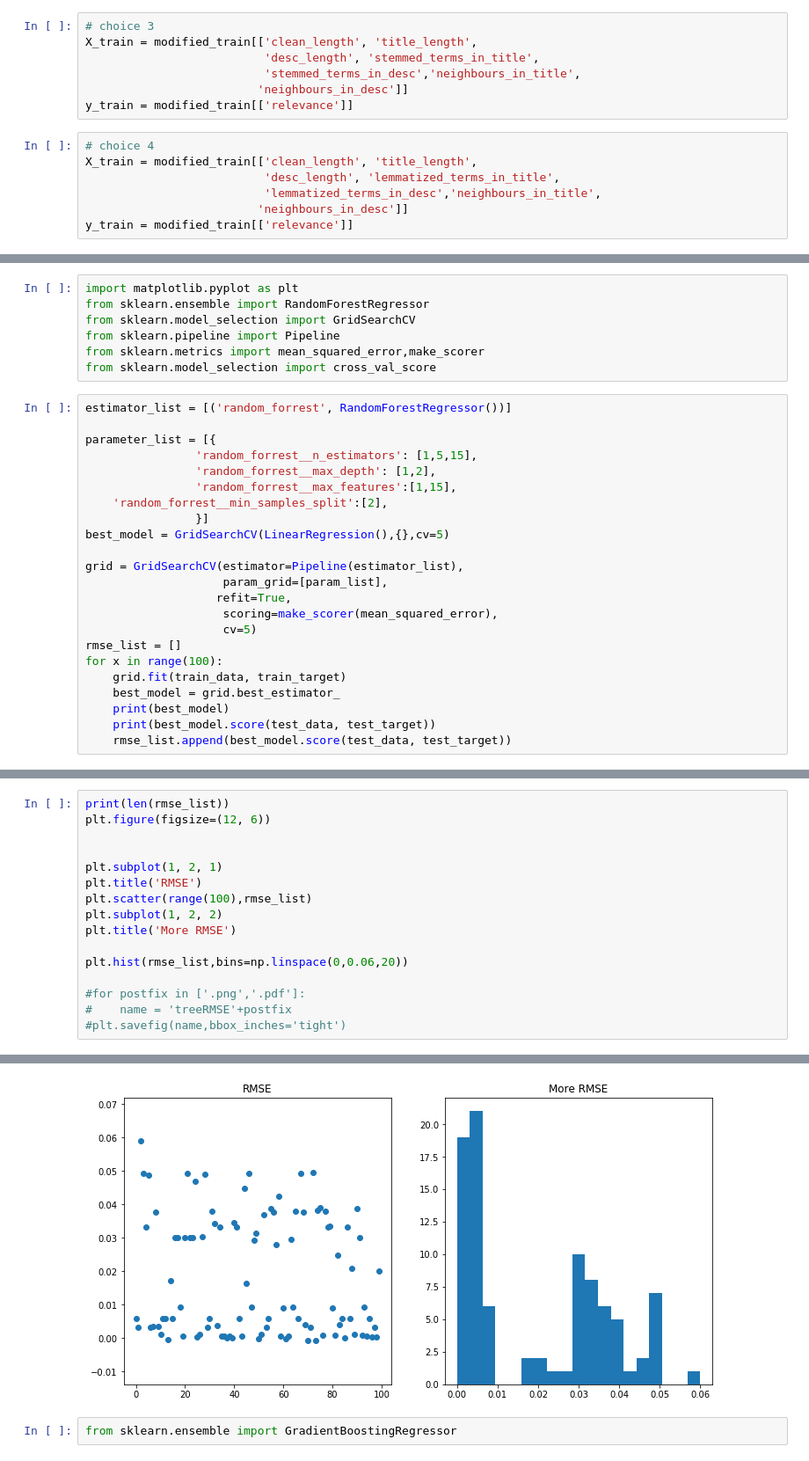
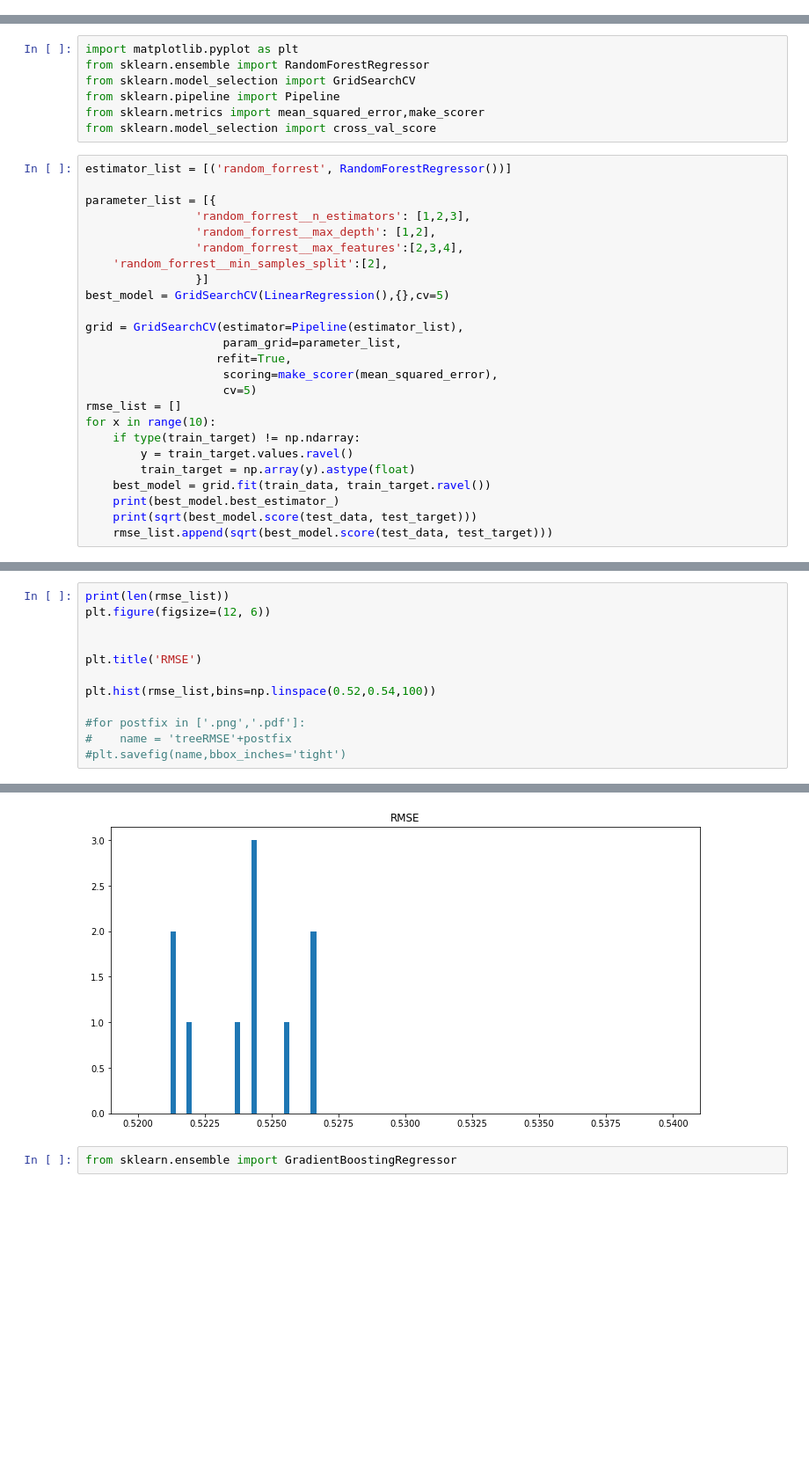
Before and after one commit to cgeng18/USF-MSDS621-KaggleHomeDepot, a Jupyter notebook: Tree-Gradient_Regression_models.ipynb, the cells around one changed output, grey strips where cells are left out. Shown: that part at 88% size. Drawn from its saved outputs; the diff is of its cells as text; blank space fills up the shorter version.

Commit message:
Add files via upload
Fixed warning messages and scoring of models.

```diff
--- a/Tree-Gradient_Regression_models.ipynb
+++ b/Tree-Gradient_Regression_models.ipynb
@@ -62,17 +55,3 @@ y_train = modified_train[['relevance']]
-# %%
-# choice 3
-X_train = modified_train[['clean_length', 'title_length',
-                          'desc_length', 'stemmed_terms_in_title',
-                          'stemmed_terms_in_desc','neighbours_in_title',
-                         'neighbours_in_desc']]
-y_train = modified_train[['relevance']]
-# %%
-# choice 4
-X_train = modified_train[['clean_length', 'title_length',
-                          'desc_length', 'lemmatized_terms_in_title',
-                          'lemmatized_terms_in_desc','neighbours_in_title',
-                         'neighbours_in_desc']]
-y_train = modified_train[['relevance']]
 # %%
 # since we can't see the relevancy scores of the test set,
 # I decided to split the training set
@@ -126,23 +114,25 @@ from sklearn.model_selection import cross_val_score
 estimator_list = [('random_forrest', RandomForestRegressor())]
 
 parameter_list = [{
-                'random_forrest__n_estimators': [1,5,15],
+                'random_forrest__n_estimators': [1,2,3],
                 'random_forrest__max_depth': [1,2],
-                'random_forrest__max_features':[1,15],
+                'random_forrest__max_features':[2,3,4],
     'random_forrest__min_samples_split':[2],
                 }]
 best_model = GridSearchCV(LinearRegression(),{},cv=5)
 
 grid = GridSearchCV(estimator=Pipeline(estimator_list),
-                    param_grid=[param_list],
+                    param_grid=parameter_list,
                    refit=True,
                     scoring=make_scorer(mean_squared_error),
                     cv=5)
 rmse_list = []
-for x in range(100):
-    grid.fit(train_data, train_target)
-    best_model = grid.best_estimator_
-    print(best_model)
-    print(best_model.score(test_data, test_target))
-    rmse_list.append(best_model.score(test_data, test_target))
+for x in range(10):
+    if type(train_target) != np.ndarray:
+        y = train_target.values.ravel()
+        train_target = np.array(y).astype(float)
+    best_model = grid.fit(train_data, train_target.ravel())
+    print(best_model.best_estimator_)
+    print(sqrt(best_model.score(test_data, test_target)))
+    rmse_list.append(sqrt(best_model.score(test_data, test_target)))
 # %% [output]
@@ -164,13 +158,9 @@ print(len(rmse_list))
 plt.figure(figsize=(12, 6))
 
 
-plt.subplot(1, 2, 1)
 plt.title('RMSE')
-plt.scatter(range(100),rmse_list)
-plt.subplot(1, 2, 2)
-plt.title('More RMSE')
 
-plt.hist(rmse_list,bins=np.linspace(0,0.06,20))
+plt.hist(rmse_list,bins=np.linspace(0.52,0.54,100))
 
 #for postfix in ['.png','.pdf']:
 #    name = 'treeRMSE'+postfix
@@ -187,4 +187,4 @@ plt.hist(rmse_list,bins=np.linspace(0,0.06,20))
-[figure, old version]
+[figure, new version]
 # %%
 from sklearn.ensemble import GradientBoostingRegressor
 # %%
```
Also changed, not shown: parts of 6 cells of this notebook.
